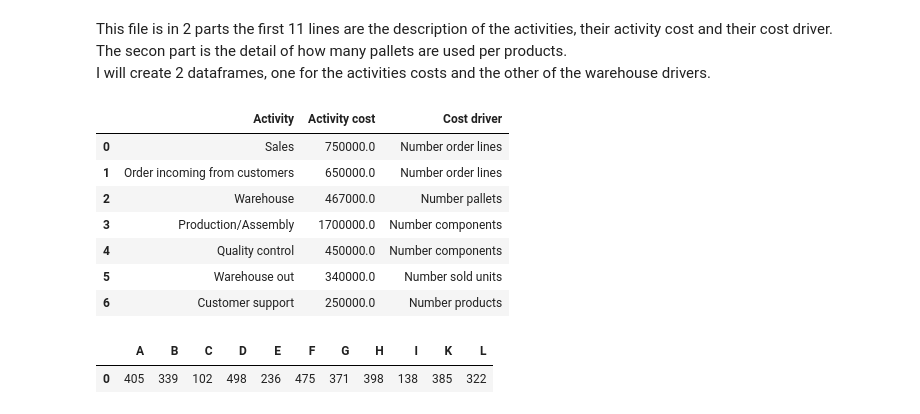
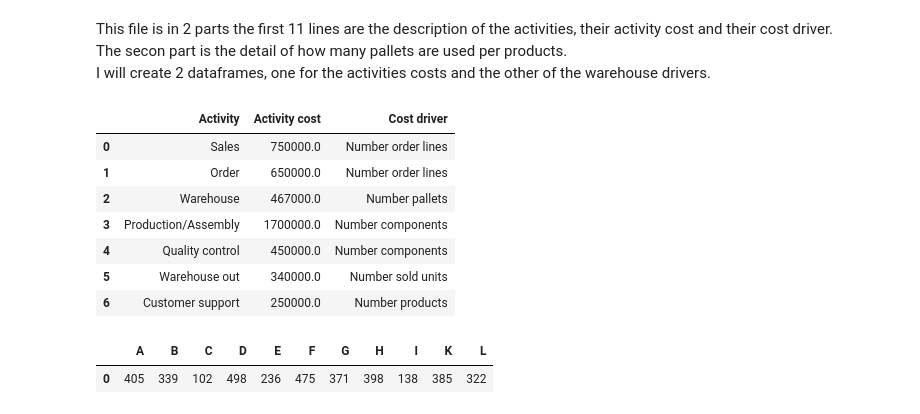
Before and after one commit to PaulineMalaguti/EBA3630, a Jupyter notebook: Customer Profitability Index/Problem 2/2customerprofitability.ipynb, the cells around one changed output. Cells and saved outputs as stored; diff of their text form; code cells hidden in the pictures.

```diff
--- a/Customer Profitability Index/Problem 2/2customerprofitability.ipynb
+++ b/Customer Profitability Index/Problem 2/2customerprofitability.ipynb
@@ -200,13 +186,14 @@ I will create 2 dataframes, one for the activities costs and the other of the wa
 # %%
 cost_info = indirect_costs.iloc[:8,:3].copy()
 cost_info = cost_info.rename({'Unnamed: 0':'Activity'}, axis=1)
 cost_info.dropna(axis = 0, how = 'any', inplace = True)
 cost_info.reset_index(drop=True, inplace = True)
+cost_info.at[1, 'Activity'] = 'Order'
 cost_info
 # %% [output]
 |  | Activity | Activity cost | Cost driver |
 | 0 | Sales | 750000.0 | Number order lines |
-| 1 | Order incoming from customers | 650000.0 | Number order lines |
+| 1 | Order | 650000.0 | Number order lines |
 | 2 | Warehouse | 467000.0 | Number pallets |
 | 3 | Production/Assembly | 1700000.0 | Number components |
 | 4 | Quality control | 450000.0 | Number components |
```
Also changed, not shown: parts of 7 cells of this notebook.
